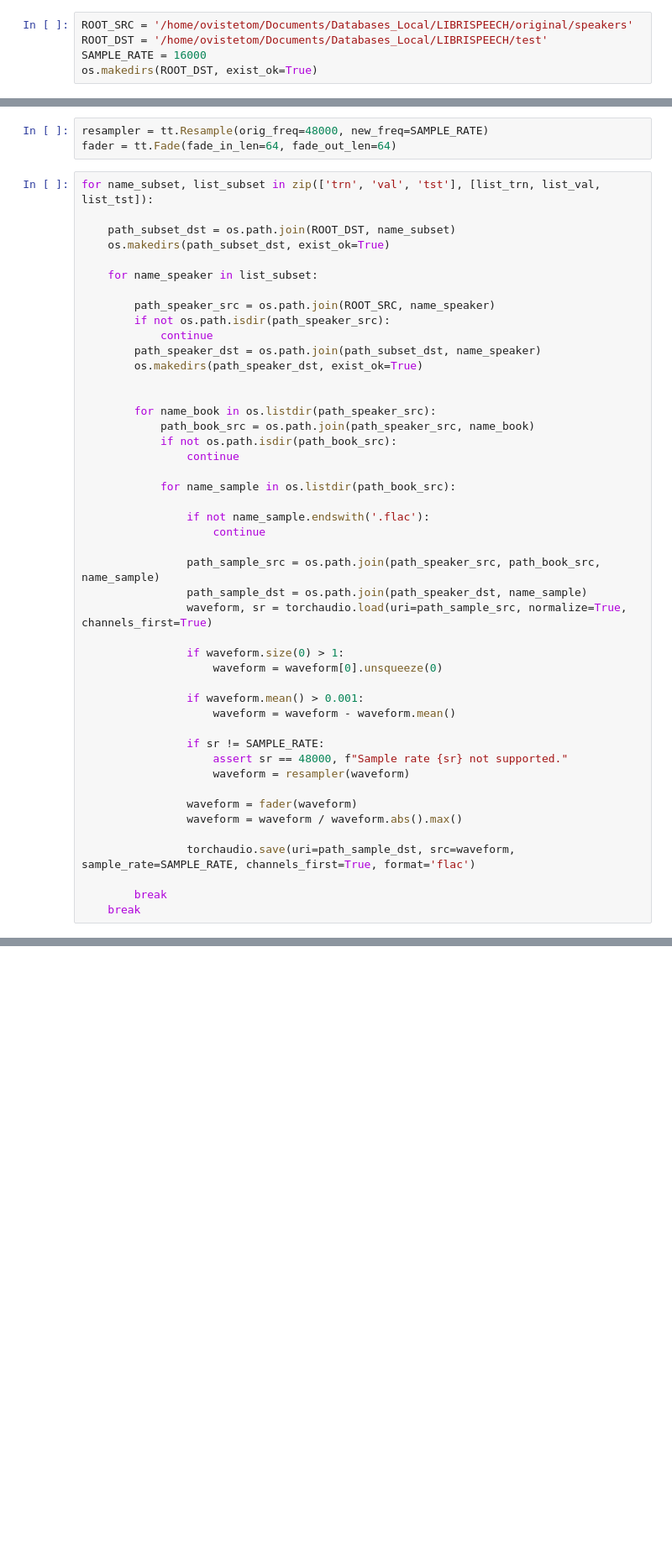
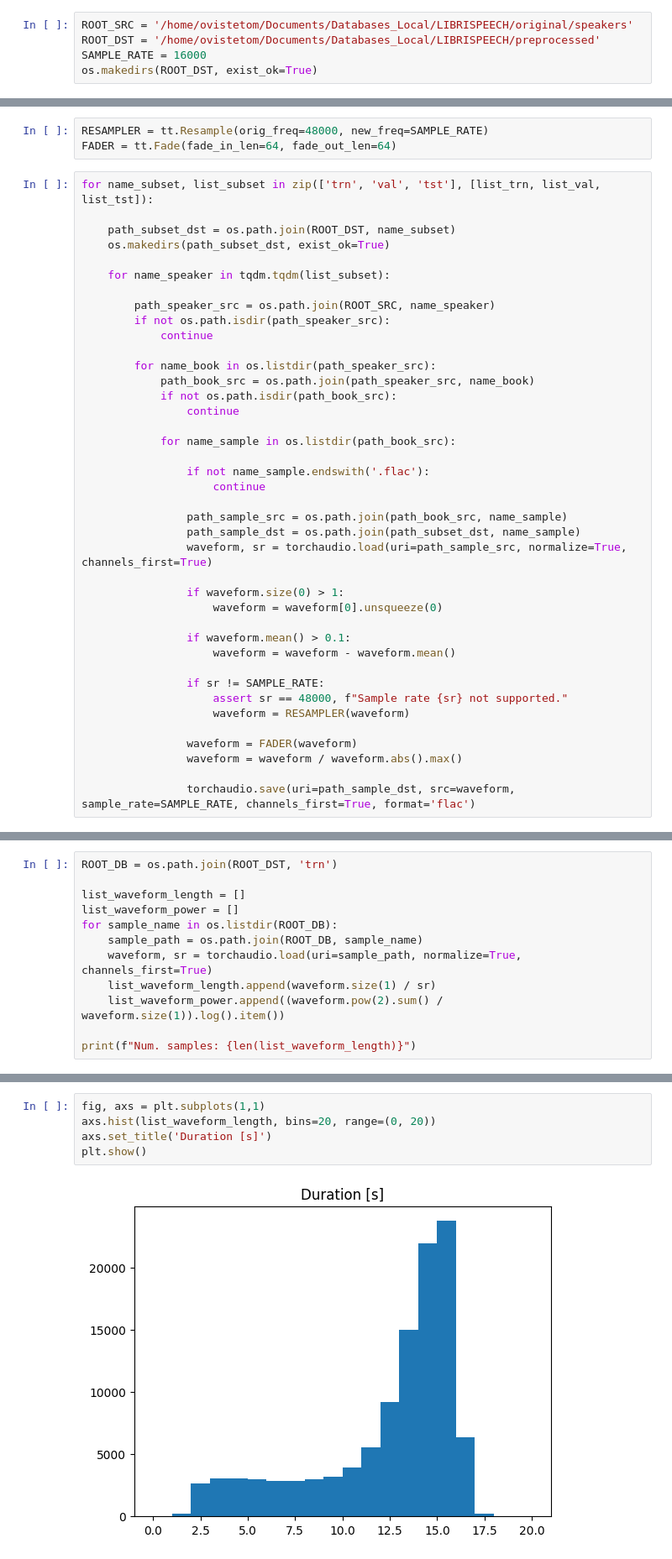
Before and after one commit to ovistetom/mix-ears-wham, a Jupyter notebook: src/preprocessing/preprocess_librispeech.ipynb, the cells around one changed output, grey strips where cells are left out. Shown at 84% size. Saved outputs shown, nothing was run; the diff lists cells and outputs as text; blank space fills up the shorter version.

```diff
--- a/src/preprocessing/preprocess_librispeech.ipynb
+++ b/src/preprocessing/preprocess_librispeech.ipynb
@@ -9,6 +11,6 @@ import torchaudio.transforms as tt
 # %%
 ROOT_SRC = '/home/ovistetom/Documents/Databases_Local/LIBRISPEECH/original/speakers'
-ROOT_DST = '/home/ovistetom/Documents/Databases_Local/LIBRISPEECH/test'
+ROOT_DST = '/home/ovistetom/Documents/Databases_Local/LIBRISPEECH/preprocessed'
 SAMPLE_RATE = 16000
 os.makedirs(ROOT_DST, exist_ok=True)
 # %%
@@ -26,20 +33,17 @@ list_tst = list_speakers[trn_size+val_size:]
 # %%
-resampler = tt.Resample(orig_freq=48000, new_freq=SAMPLE_RATE)
-fader = tt.Fade(fade_in_len=64, fade_out_len=64)
+RESAMPLER = tt.Resample(orig_freq=48000, new_freq=SAMPLE_RATE)
+FADER = tt.Fade(fade_in_len=64, fade_out_len=64)
 # %%
 for name_subset, list_subset in zip(['trn', 'val', 'tst'], [list_trn, list_val, list_tst]):
 
     path_subset_dst = os.path.join(ROOT_DST, name_subset)
     os.makedirs(path_subset_dst, exist_ok=True)
 
-    for name_speaker in list_subset:
+    for name_speaker in tqdm.tqdm(list_subset):
 
         path_speaker_src = os.path.join(ROOT_SRC, name_speaker)
         if not os.path.isdir(path_speaker_src):
             continue
-        path_speaker_dst = os.path.join(path_subset_dst, name_speaker)
-        os.makedirs(path_speaker_dst, exist_ok=True)
-
 
         for name_book in os.listdir(path_speaker_src):
             path_book_src = os.path.join(path_speaker_src, name_book)
@@ -51,24 +55,21 @@ for name_subset, list_subset in zip(['trn', 'val', 'tst'], [list_trn, list_val,
                 if not name_sample.endswith('.flac'):
                     continue
 
-                path_sample_src = os.path.join(path_speaker_src, path_book_src, name_sample)
-                path_sample_dst = os.path.join(path_speaker_dst, name_sample)
+                path_sample_src = os.path.join(path_book_src, name_sample)
+                path_sample_dst = os.path.join(path_subset_dst, name_sample)
                 waveform, sr = torchaudio.load(uri=path_sample_src, normalize=True, channels_first=True)
 
                 if waveform.size(0) > 1:
                     waveform = waveform[0].unsqueeze(0)
 
-                if waveform.mean() > 0.001:
+                if waveform.mean() > 0.1:
                     waveform = waveform - waveform.mean()
 
                 if sr != SAMPLE_RATE:
                     assert sr == 48000, f"Sample rate {sr} not supported."
-                    waveform = resampler(waveform)
+                    waveform = RESAMPLER(waveform)
 
-                waveform = fader(waveform)
+                waveform = FADER(waveform)
                 waveform = waveform / waveform.abs().max()
 
                 torchaudio.save(uri=path_sample_dst, src=waveform, sample_rate=SAMPLE_RATE, channels_first=True, format='flac')
-
-        break
-    break
@@ -76,0 +80,12 @@ import matplotlib.pyplot as plt
+# %%
+ROOT_DB = os.path.join(ROOT_DST, 'trn')
+
+list_waveform_length = []
+list_waveform_power = []
+for sample_name in os.listdir(ROOT_DB):
+    sample_path = os.path.join(ROOT_DB, sample_name)
+    waveform, sr = torchaudio.load(uri=sample_path, normalize=True, channels_first=True)
+    list_waveform_length.append(waveform.size(1) / sr)
+    list_waveform_power.append((waveform.pow(2).sum() / waveform.size(1)).log().item())
+
+print(f"Num. samples: {len(list_waveform_length)}")
@@ -76,0 +94,7 @@ import matplotlib.pyplot as plt
+# %%
+fig, axs = plt.subplots(1,1)
+axs.hist(list_waveform_length, bins=20, range=(0, 20))
+axs.set_title('Duration [s]')
+plt.show()
+# %% [output]
+[figure, added]
```
Also changed, not shown: parts of 9 cells of this notebook, 10 other files.
